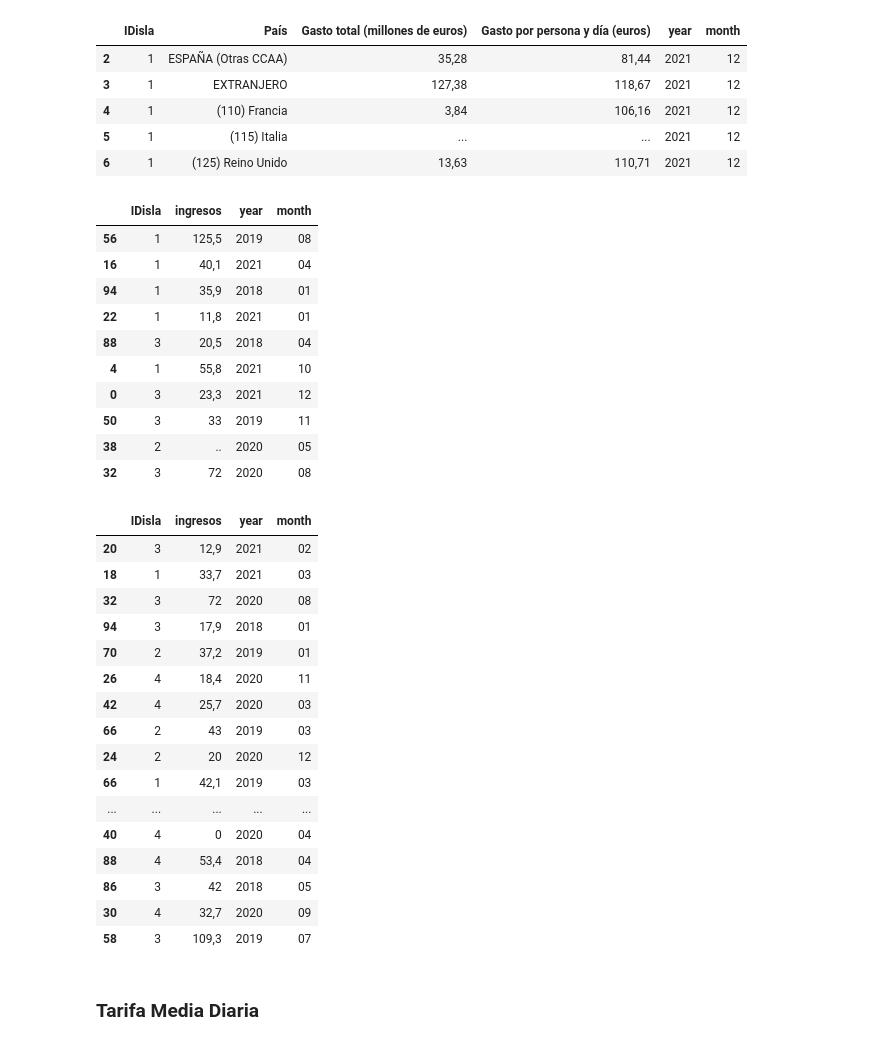
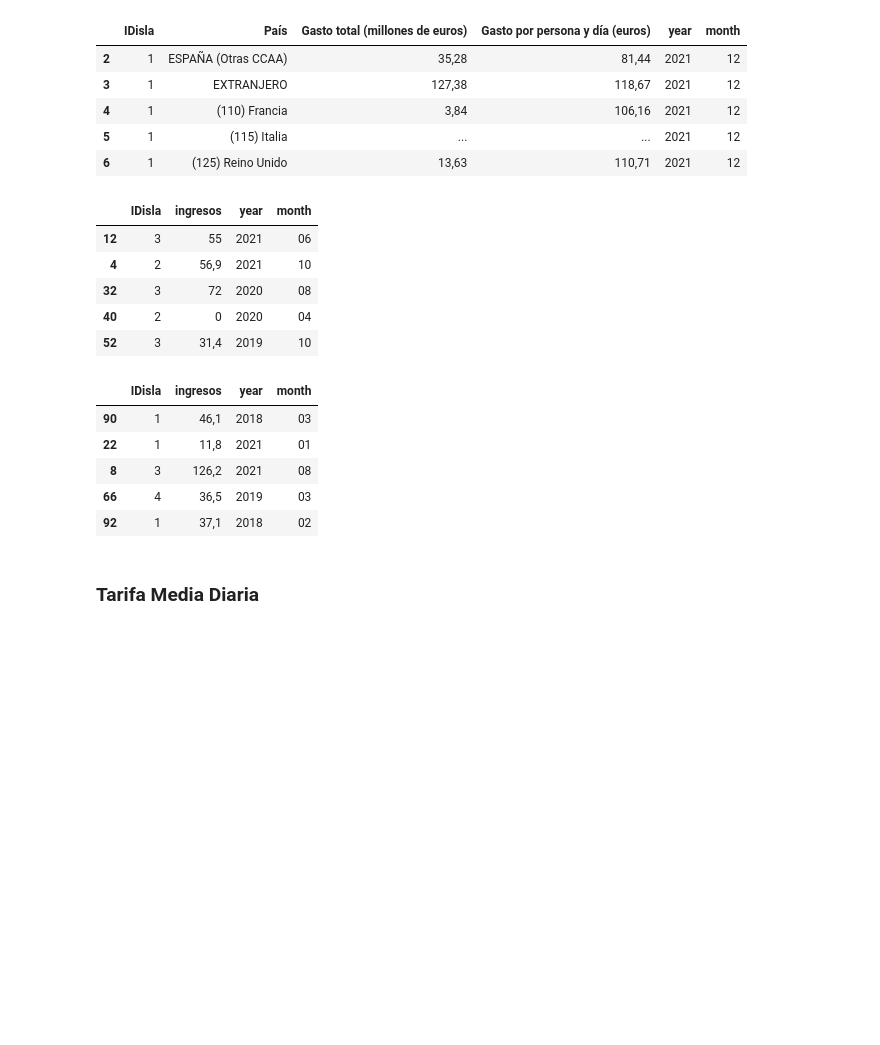
Before and after one commit to JuanaMG/ETL_Project, a Jupyter notebook: limpieza_datos.ipynb, the cells around one changed output. Saved outputs shown, nothing was run; the diff lists cells and outputs as text; code cells hidden in the pictures; blank space fills up the shorter version.

```diff
--- a/limpieza_datos.ipynb
+++ b/limpieza_datos.ipynb
@@ -296,40 +286,24 @@ See the caveats in the documentation: https://pandas.pydata.org/pandas-docs/stab
 # %%
 ingresos_funcion['year'], ingresos_funcion['month'] = ingresos_funcion['periodo'].str.split('M',1).str
 ingresos_ok_1 = ingresos_funcion.drop(['periodo'], axis = 1)
-ingresos_ok_1.sample(10)
+ingresos_ok_1.sample(5)
 # %% [output]
 |  | IDisla | ingresos | year | month |
-| 56 | 1 | 125,5 | 2019 | 08 |
-| 16 | 1 | 40,1 | 2021 | 04 |
-| 94 | 1 | 35,9 | 2018 | 01 |
-| 22 | 1 | 11,8 | 2021 | 01 |
-| 88 | 3 | 20,5 | 2018 | 04 |
-| 4 | 1 | 55,8 | 2021 | 10 |
-| 0 | 3 | 23,3 | 2021 | 12 |
-| 50 | 3 | 33 | 2019 | 11 |
-| 38 | 2 | .. | 2020 | 05 |
+| 12 | 3 | 55 | 2021 | 06 |
+| 4 | 2 | 56,9 | 2021 | 10 |
 | 32 | 3 | 72 | 2020 | 08 |
+| 40 | 2 | 0 | 2020 | 04 |
+| 52 | 3 | 31,4 | 2019 | 10 |
 # %%
 ingresos_ok_1['ingresos'] = ingresos_ok_1['ingresos'].replace(['..', '....'], 'NaN')
-ingresos_ok_1.sample(20)
+ingresos_ok_1.sample(5)
 # %% [output]
 |  | IDisla | ingresos | year | month |
-| 20 | 3 | 12,9 | 2021 | 02 |
-| 18 | 1 | 33,7 | 2021 | 03 |
-| 32 | 3 | 72 | 2020 | 08 |
-| 94 | 3 | 17,9 | 2018 | 01 |
-| 70 | 2 | 37,2 | 2019 | 01 |
-| 26 | 4 | 18,4 | 2020 | 11 |
-| 42 | 4 | 25,7 | 2020 | 03 |
-| 66 | 2 | 43 | 2019 | 03 |
-| 24 | 2 | 20 | 2020 | 12 |
-| 66 | 1 | 42,1 | 2019 | 03 |
-| ... | ... | ... | ... | ... |
-| 40 | 4 | 0 | 2020 | 04 |
-| 88 | 4 | 53,4 | 2018 | 04 |
-| 86 | 3 | 42 | 2018 | 05 |
-| 30 | 4 | 32,7 | 2020 | 09 |
-| 58 | 3 | 109,3 | 2019 | 07 |
+| 90 | 1 | 46,1 | 2018 | 03 |
+| 22 | 1 | 11,8 | 2021 | 01 |
+| 8 | 3 | 126,2 | 2021 | 08 |
+| 66 | 4 | 36,5 | 2019 | 03 |
+| 92 | 1 | 37,1 | 2018 | 02 |
 # %% [markdown]
 ### Tarifa Media Diaria
 # %%
```
Also changed, not shown: parts of 39 cells of this notebook, 2 other files.
